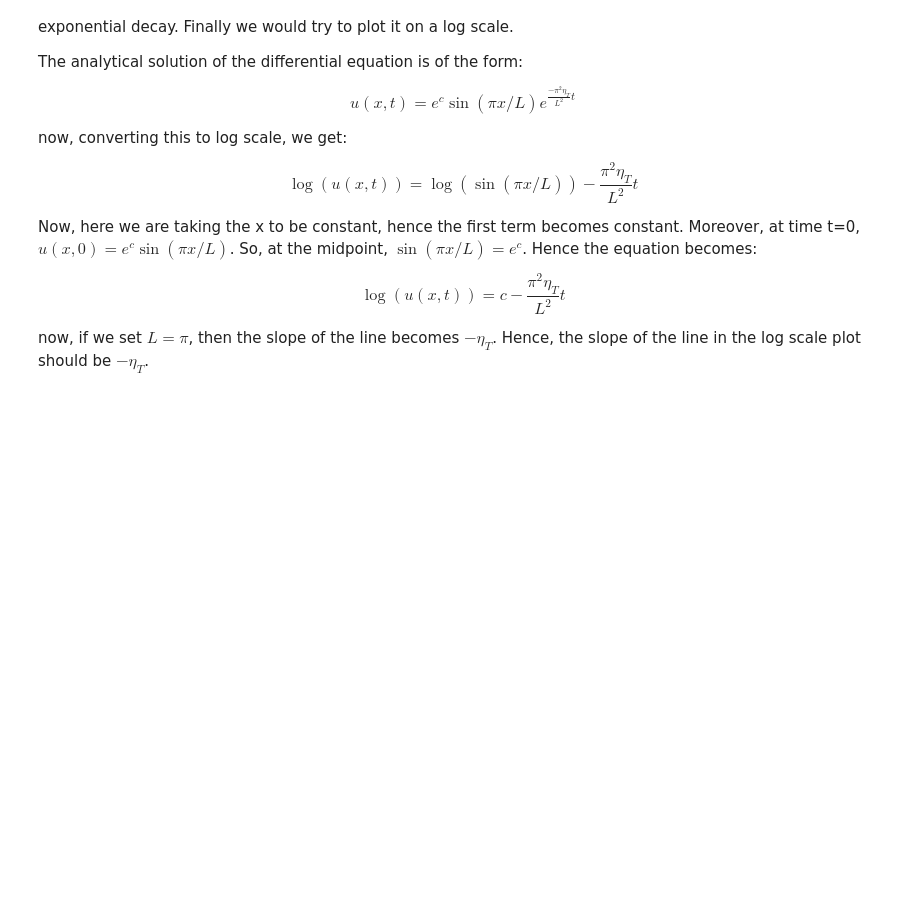
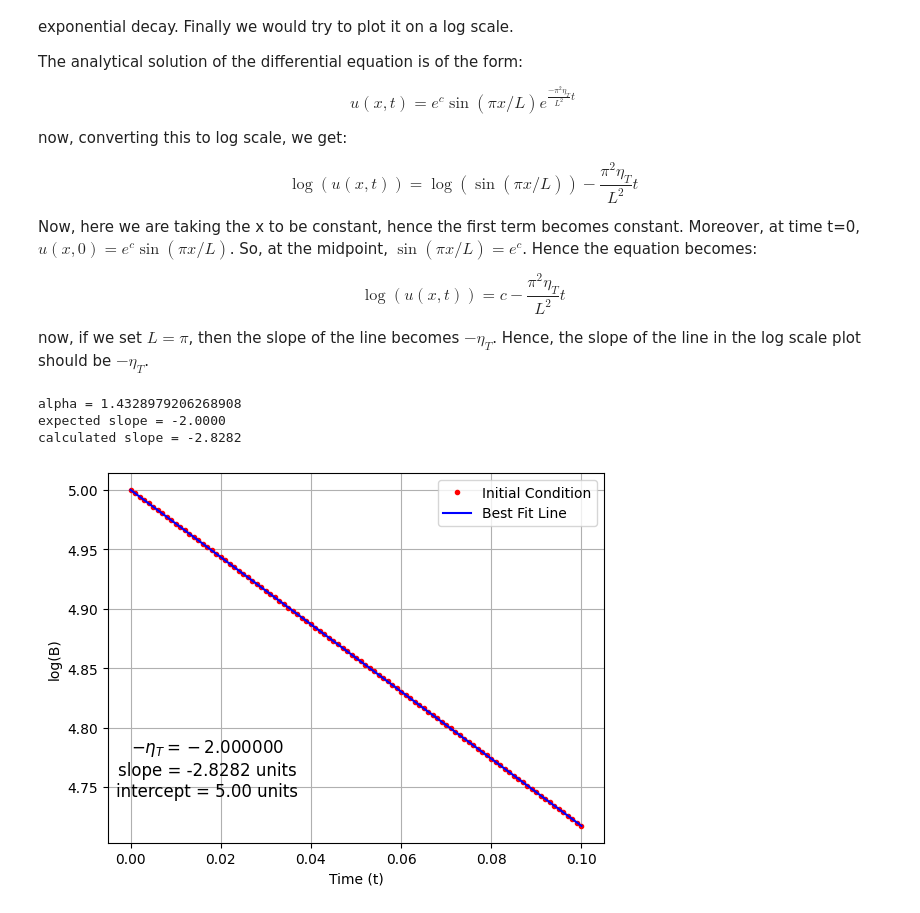
Before and after one commit to PeithonKing/plasma_project, a Jupyter notebook: asgt1.ipynb, the cells around one changed output. Cells and saved outputs as stored; diff of their text form; code cells hidden in the pictures; blank space fills up the shorter version.

```diff
--- a/asgt1.ipynb
+++ b/asgt1.ipynb
@@ -147,35 +147,40 @@ now, if we set $L = \pi$, then the slope of the line becomes $-\eta_T$. Hence, t
 # %%
 # simulation parameters
 L = np.pi     # total z axis length - in some units
 T = 0.1     # time length - in some units
 Nl = 100  # number of spatial steps
-Nt = 1000  # number of time steps
-eta = 1
+Nt = 100  # number of time steps
+eta = 2
 n = 1
 c = 5
 
 # spatial and time grids definition
 x = np.linspace(0, L, Nl + 1)
 time = np.linspace(0, T, Nt + 1)
 
 u0 = (np.e**c)*np.sin(n*math.pi*x/L)
 
 u = crank_nicolson_solve(u0, L, T, Nl, Nt, eta=eta)
 print(f"expected slope = {-((math.pi*n)**2)*eta/L**2:.4f}")
 # print(f"expected slope = {-eta/L**2}")
 
 x_ = time
 y_ = np.log(u[:, 50])
 m, c = np.polyfit(x_, y_, 1)  # m is the slope and c is the y-intercept
 print(f"calculated slope = {m:.4f}")
 plt.plot(x_, y_, "r.", label="Initial Condition")
 plt.plot(x_, m*x_ + c, "b-", label="Best Fit Line")
 plt.xlabel("Time (t)")
 plt.ylabel("log(B)")
 plt.text(0.2, 0.2, f"$-\eta_T = {-eta:2f}$\nslope = {m:.4f} units\nintercept = {c:.2f} units", fontsize=12, ha='center', va='center', transform=plt.gca().transAxes)
 plt.legend()
 plt.grid()
 plt.savefig("outputs/asgt1/demo3.png")
+# %% [output]
+alpha = 1.4328979206268908
+expected slope = -2.0000
+calculated slope = -2.8282
+[figure, added]
 # %% [markdown]
 ![](outputs/asgt1/demo3.png)
 
```
Also changed, not shown: parts of 2 cells of this notebook, 7 other files.
